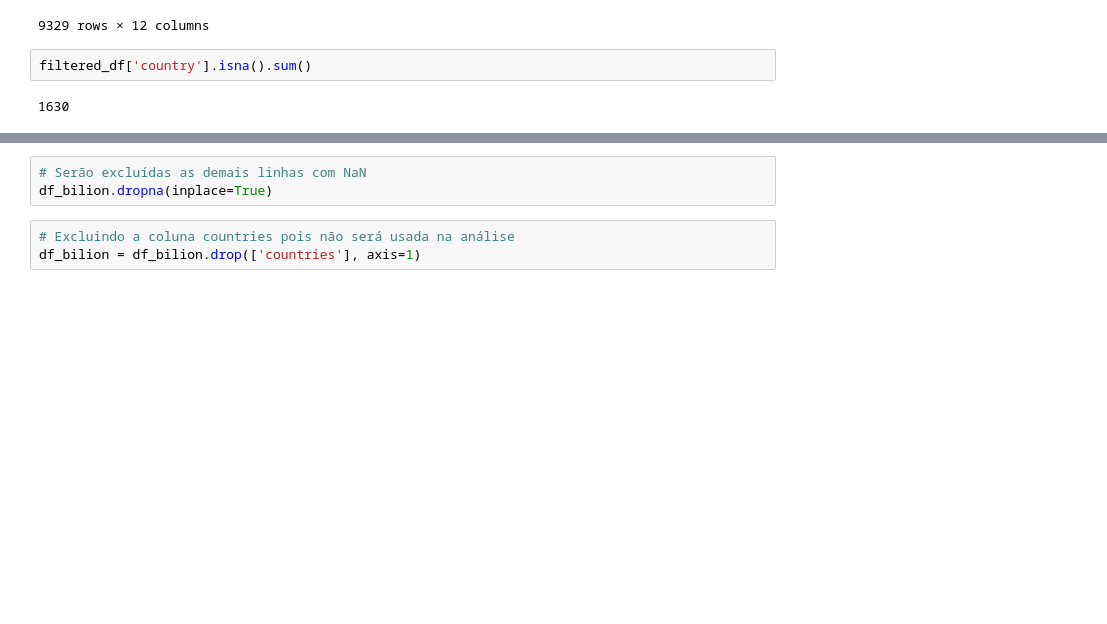
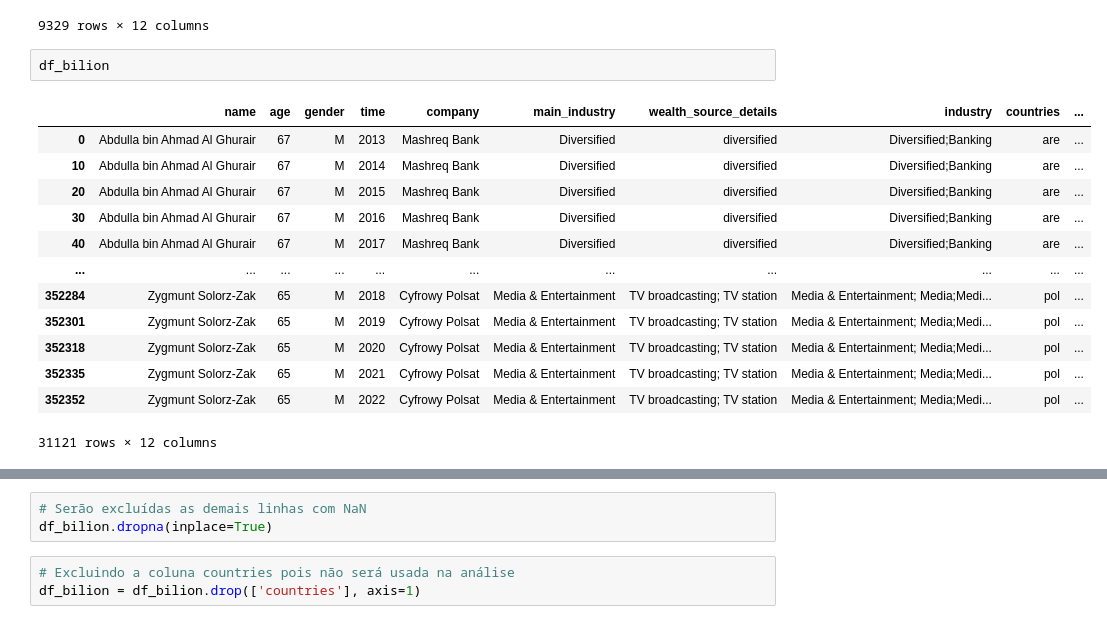
Before and after one commit to MaisaLauriane/Projeto-final-, a Jupyter notebook: Projeto.ipynb, the cells around one changed output, grey strips where cells are left out. Cells and saved outputs as stored; diff of their text form; blank space fills up the shorter version.

```diff
--- a/Projeto.ipynb
+++ b/Projeto.ipynb
@@ -141,7 +140,19 @@ filtered_df
 | 352068 | Zygi Wilf | 72 | NaN | 2021 | Minnesota Vikings;Garden Homes | Sports | NaN | Sports;Real Estate | usa | ... |
 | 352074 | Zygi Wilf | 72 | NaN | 2022 | Minnesota Vikings;Garden Homes | Sports | NaN | Sports;Real Estate | usa | ... |
 9329 rows × 12 columns
-# %%
-filtered_df['country'].isna().sum()
-# %% [output]
-1630
+# %%
+df_bilion
+# %% [output]
+|  | name | age | gender | time | company | main_industry | wealth_source_details | industry | countries | ... |
+| 0 | Abdulla bin Ahmad Al Ghurair | 67 | M | 2013 | Mashreq Bank | Diversified | diversified | Diversified;Banking | are | ... |
+| 10 | Abdulla bin Ahmad Al Ghurair | 67 | M | 2014 | Mashreq Bank | Diversified | diversified | Diversified;Banking | are | ... |
+| 20 | Abdulla bin Ahmad Al Ghurair | 67 | M | 2015 | Mashreq Bank | Diversified | diversified | Diversified;Banking | are | ... |
+| 30 | Abdulla bin Ahmad Al Ghurair | 67 | M | 2016 | Mashreq Bank | Diversified | diversified | Diversified;Banking | are | ... |
+| 40 | Abdulla bin Ahmad Al Ghurair | 67 | M | 2017 | Mashreq Bank | Diversified | diversified | Diversified;Banking | are | ... |
+| ... | ... | ... | ... | ... | ... | ... | ... | ... | ... | ... |
+| 352284 | Zygmunt Solorz-Zak | 65 | M | 2018 | Cyfrowy Polsat | Media & Entertainment | TV broadcasting; TV station | Media & Entertainment; Media;Medi... | pol | ... |
+| 352301 | Zygmunt Solorz-Zak | 65 | M | 2019 | Cyfrowy Polsat | Media & Entertainment | TV broadcasting; TV station | Media & Entertainment; Media;Medi... | pol | ... |
+| 352318 | Zygmunt Solorz-Zak | 65 | M | 2020 | Cyfrowy Polsat | Media & Entertainment | TV broadcasting; TV station | Media & Entertainment; Media;Medi... | pol | ... |
+| 352335 | Zygmunt Solorz-Zak | 65 | M | 2021 | Cyfrowy Polsat | Media & Entertainment | TV broadcasting; TV station | Media & Entertainment; Media;Medi... | pol | ... |
+| 352352 | Zygmunt Solorz-Zak | 65 | M | 2022 | Cyfrowy Polsat | Media & Entertainment | TV broadcasting; TV station | Media & Entertainment; Media;Medi... | pol | ... |
+31121 rows × 12 columns
```
Also changed, not shown: parts of 25 cells of this notebook.
